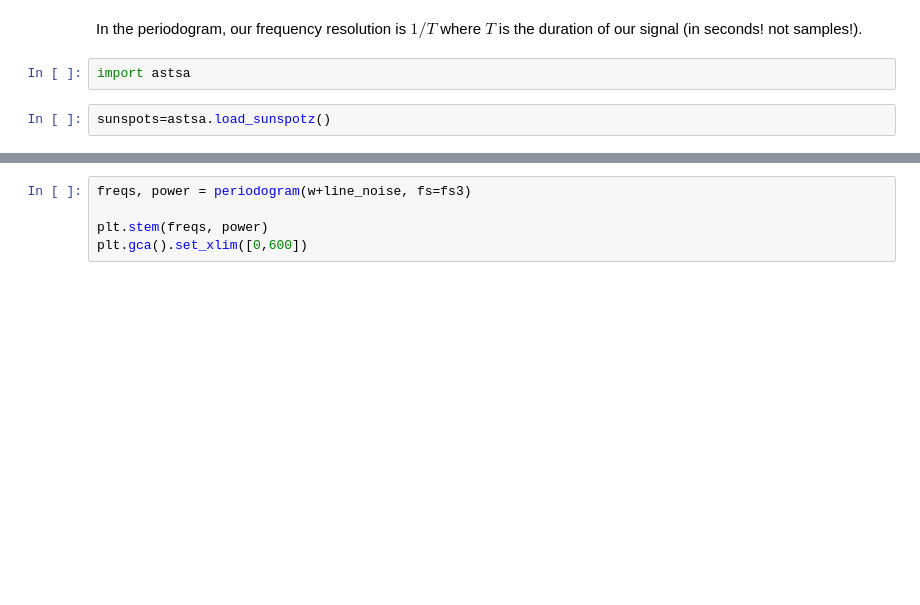
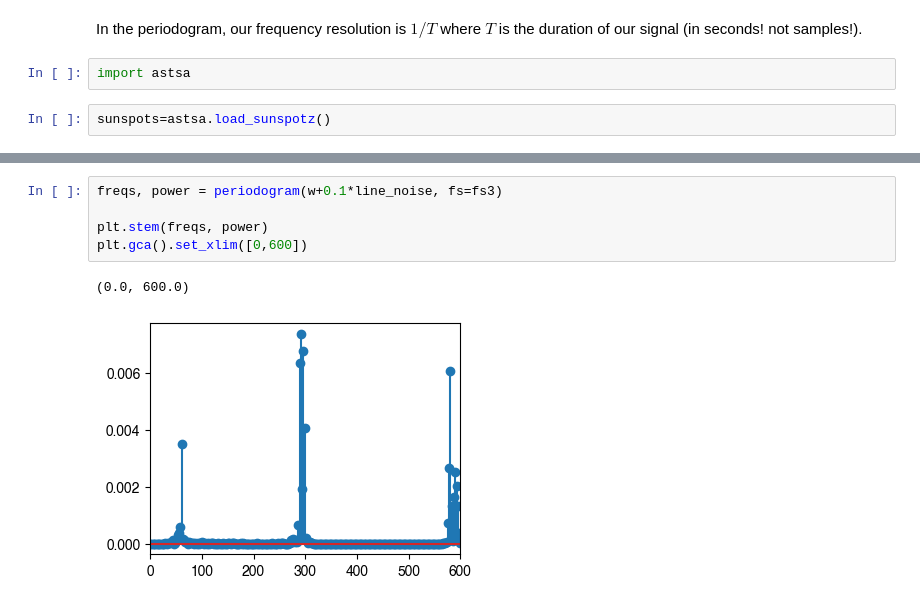
Before and after one commit to berkeley-stat153/spring-2026, a Jupyter notebook: public/lectures/Lecture12.ipynb, the cells around one changed output, grey strips where cells are left out. Drawn from its saved outputs; the diff is of its cells as text; blank space fills up the shorter version.

```diff
--- a/public/lectures/Lecture12.ipynb
+++ b/public/lectures/Lecture12.ipynb
@@ -125,5 +150,8 @@ display(Audio(w, rate=fs3, autoplay=True))
 # %%
-freqs, power = periodogram(w+line_noise, fs=fs3)
+freqs, power = periodogram(w+0.1*line_noise, fs=fs3)
 
 plt.stem(freqs, power)
 plt.gca().set_xlim([0,600])
+# %% [output]
+(0.0, 600.0)
+[figure, added]
```
Also changed, not shown: parts of 7 cells of this notebook.
